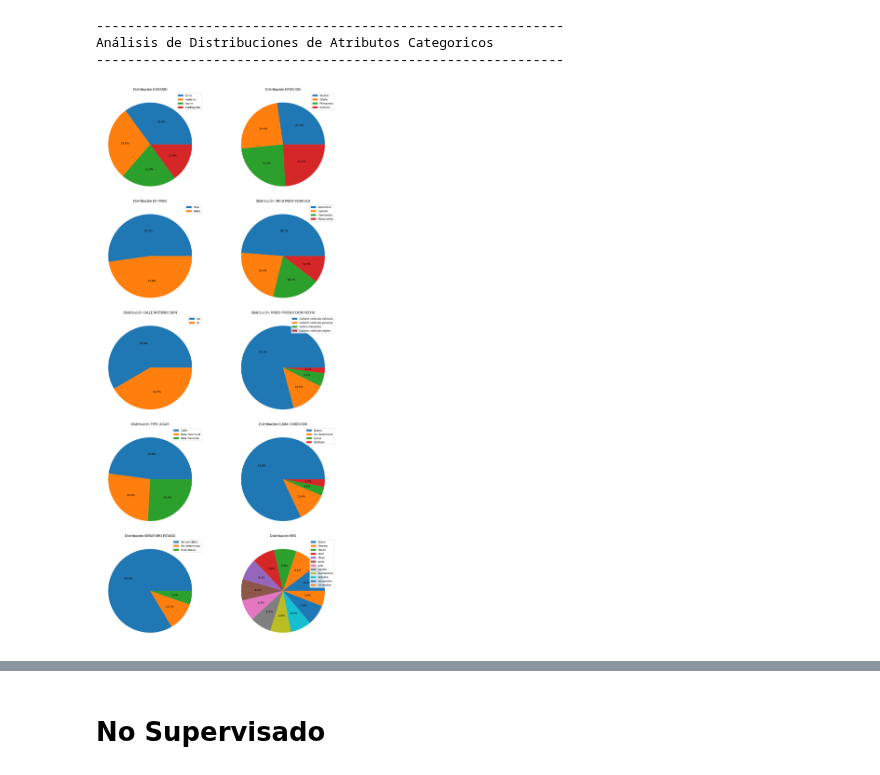
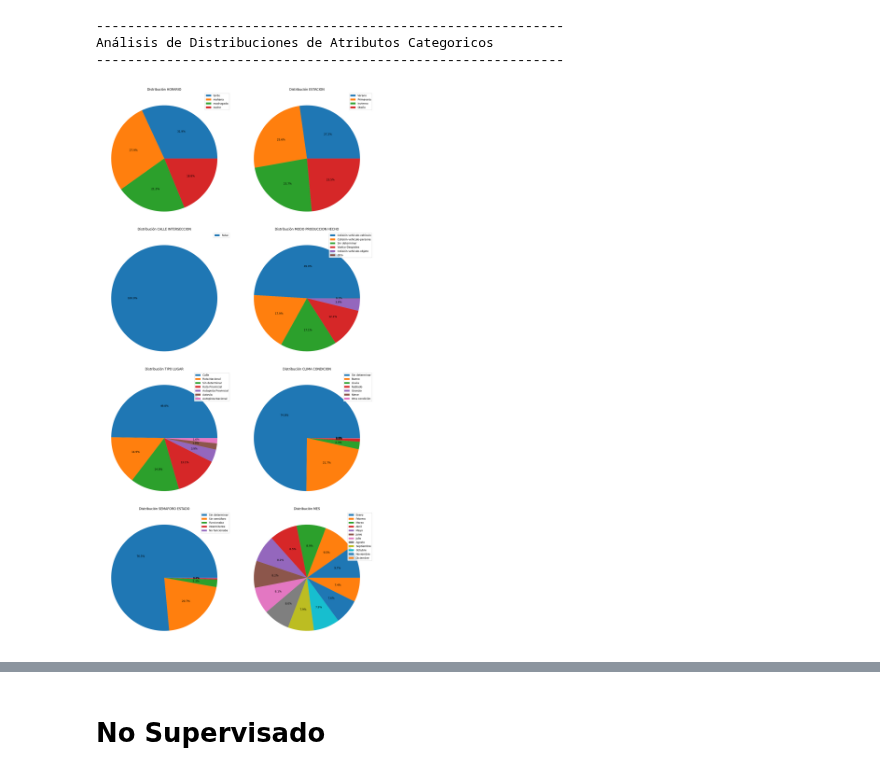
Before and after one commit to DevMaxiRivas/ml-accidentes-transito, a Jupyter notebook: code.ipynb, the cells around one changed output, grey strips where cells are left out. Drawn from its saved outputs; the diff is of its cells as text; code cells hidden in the pictures.

```diff
--- a/code.ipynb
+++ b/code.ipynb
@@ -259,5 +286,5 @@ ANÁLISIS DE VALORES FALTANTES
 # %%
-# Eliminacion de valores faltantes
-accidente_vars.dropna(inplace=True)
+# Handling of null values
+processedDataset.dropna(inplace=True)
 # %%
 # Filtramos solo los accidentes que no involucren ciertos tipos de vehiculo
@@ -337,16 +347,16 @@ Incidentes Validos luego de filtrar por imputados: 1145
 # %%
 # Primero filtramos solo las víctimas
-victimas = df_filtrado[
-    (df_filtrado["tipo_persona"] == "Víctima")
-    & (df_filtrado["id_hecho"].isin(ids_accidentes_validos))
+victimas = datasetFiltered[
+    (datasetFiltered["tipo_persona"] == "Víctima")
+    & (datasetFiltered["id_hecho"].isin(validAccidentIds))
 ].copy()
 
 # Conteo total de víctimas por accidente
-victimas_count = (
+victimasCount = (
     victimas.groupby("id_hecho").size().reset_index(name="num_victimas")
 )
 
-print(victimas.head())
-print("___"*20)
-print(victimas_count.head(), "\n" ,victimas_count.shape)
+# print(victimas.head())
+# print("___"*20)
+print(victimasCount["num_victimas"].value_counts())
 # %% [output]
@@ -411,22 +418,19 @@ print(accidente_vars.head(), accidente_vars.shape)
 # %%
-# Lista de atributos categóricos
-variables_categoricas = [
-    "mes",
+categoricalVars = [
     "semaforo_estado",
     "clima_condicion",
     "tipo_lugar",
     "modo_produccion_hecho",
     "calle_interseccion",
-    "inculpado_vehiculo",
-    "es_finde",
+    # "inculpado_vehiculo",
+    # "inculpado_tr_edad",
+    "mes",
+    # "es_finde",
     "estacion",
     "horario"
-    # "num_imputados",
-    # "num_victimas"
 ]
 
-variables_numericas = [
-    "mes",
+numericalVars = [
     "dia_mes",
     "dia_semana",
     "num_victimas",
@@ -461,36 +489,36 @@ def mostrarGraficosTorta(df, data, columns = 2, figsize=(16, 10)):
 # %%
 data = [
     {
         "name": "mes",
         "labels": [
             "Enero",
             "Febrero",
             "Marzo",
             "Abril",
             "Mayo",
             "Junio",
             "Julio",
             "Agosto",
             "Septiembre",
             "Octubre",
             "Noviembre",
             "Diciembre",
         ],
     }
 ]
 
-column_con_labels = []
+columnsWithLabels = []
 for column in data:
-    column_con_labels.append(column["name"])
+    columnsWithLabels.append(column["name"])
 
-for variable in variables_categoricas:
-    if variable not in column_con_labels:
-        data.append({"name": variable})
+for var in categoricalVars:
+    if var not in columnsWithLabels:
+        data.append({"name": var})
 
 printTitle("Análisis de Distribuciones de Atributos Categoricos")
-mostrarGraficosTorta(df=accidente_vars, data=data, figsize=(16,30))
+showPieCharts(df=processedDataset, data=data, figsize=(16,30))
 # %% [output]
 ------------------------------------------------------------
 Análisis de Distribuciones de Atributos Categoricos
 ------------------------------------------------------------
-[figure, old version]
+[figure, new version]
```
Also changed, not shown: parts of 65 cells of this notebook, 3 other files.
